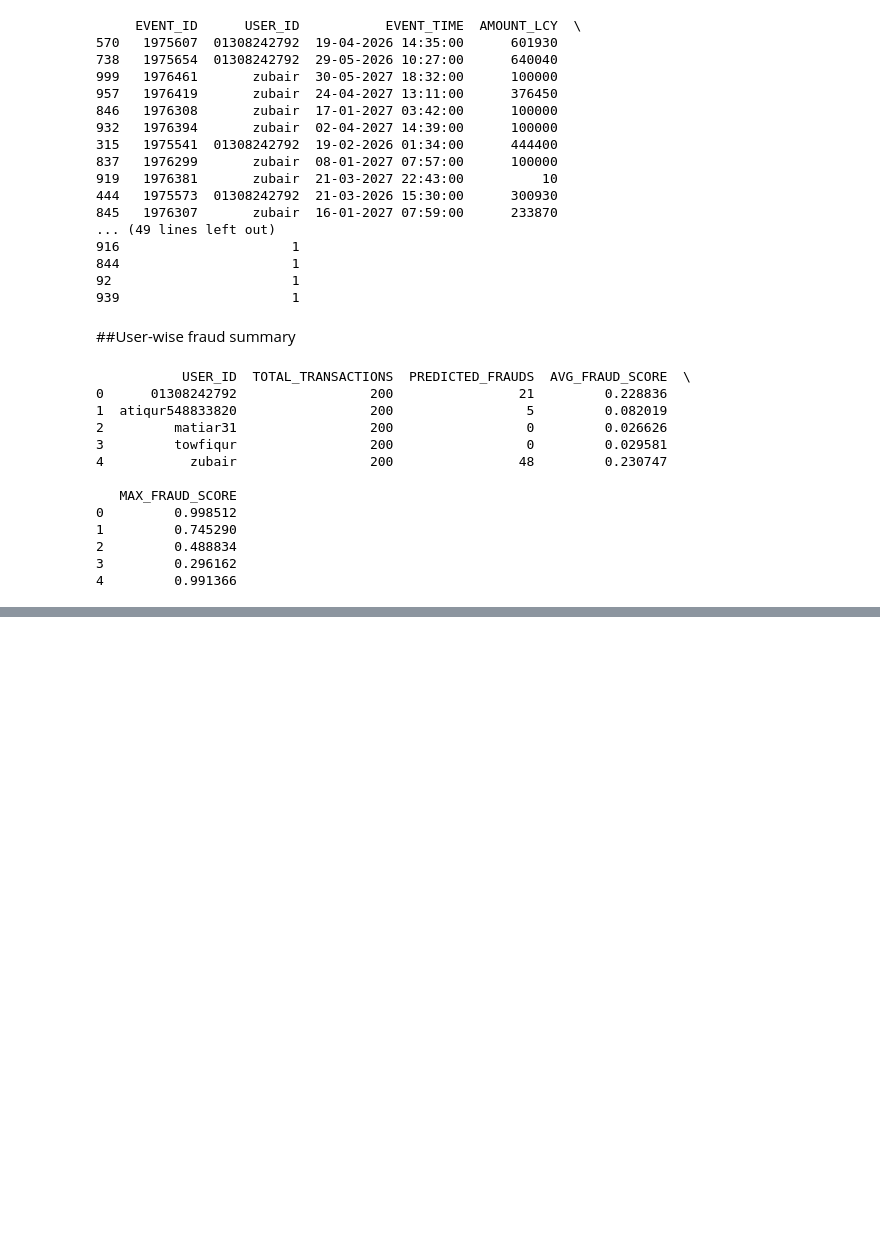
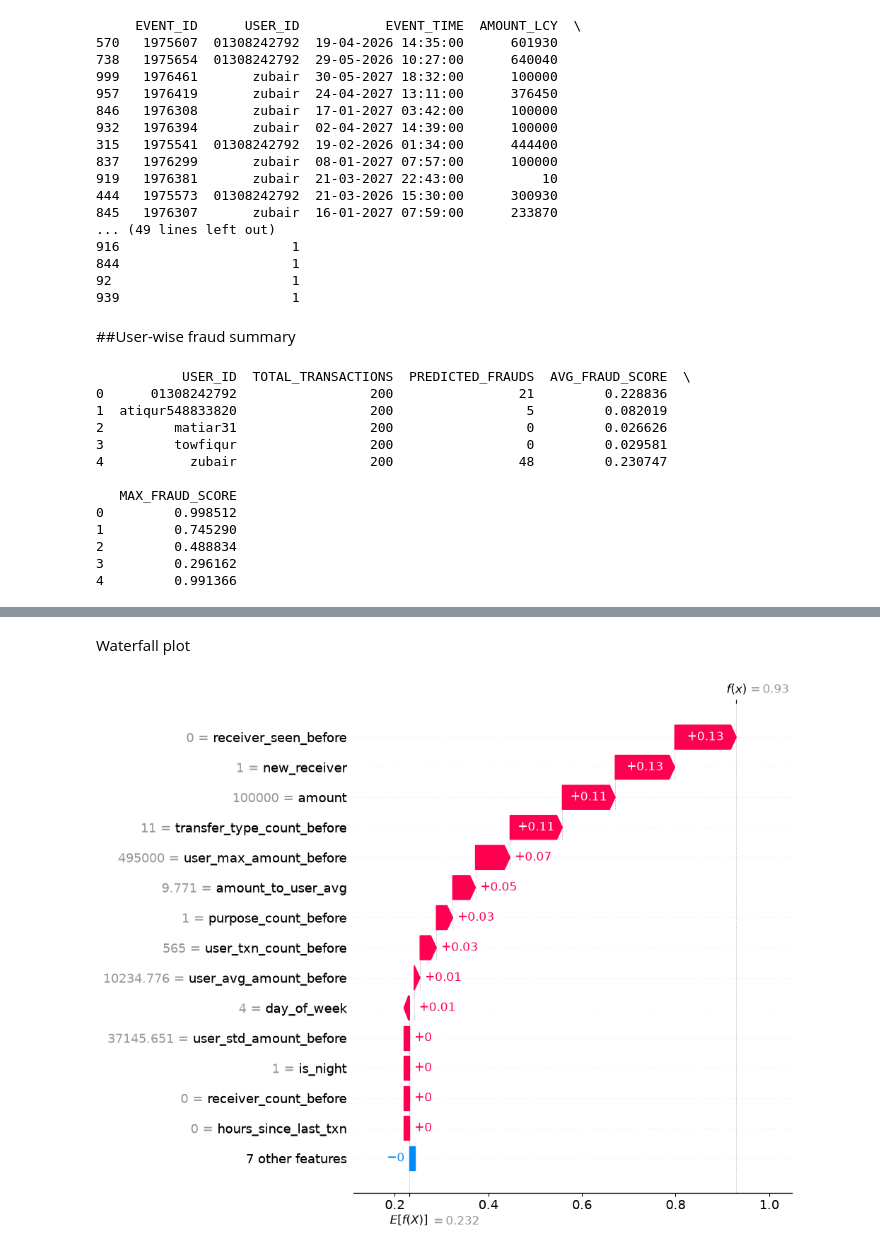
Before and after one commit to primasaha/River_first_make, a Jupyter notebook: River.ipynb, the cells around one changed output, grey strips where cells are left out. Saved outputs shown, nothing was run; the diff lists cells and outputs as text; code cells hidden in the pictures; blank space fills up the shorter version.

```diff
--- a/River.ipynb
+++ b/River.ipynb
@@ -860,0 +1283,23 @@ print(user_summary)
+# %%
+target_numeric = (
+    target_row[
+        numeric_shap_features
+    ]
+    .astype(float)
+    .to_numpy()
+    .reshape(1, -1)
+)
+
+print(
+    "SHAP wrapper probability:",
+    river_shap_predict(
+        target_numeric
+    )[0]
+)
+
+print(
+    "Original probability:",
+    target_row[
+        "RIVER_FRAUD_SCORE"
+    ]
+)
@@ -860,0 +1311,5 @@ print(user_summary)
+# %%
+background_size = min(30,len(train_shap_df))
+background = (train_shap_df[numeric_shap_features].astype(float).sample(n=background_size,random_state=42))
+
+print("SHAP background size:",background.shape)
@@ -860,0 +1320,11 @@ print(user_summary)
+# %%
+explainer = shap.KernelExplainer(
+    river_shap_predict,
+    background.to_numpy()
+)
+
+
+shap_values = explainer.shap_values(
+    target_numeric,
+    nsamples=200
+)
@@ -860,0 +1383,9 @@ print(user_summary)
+# %% [markdown]
+Waterfall plot
+# %%
+shap.plots.waterfall(
+    river_explanation,
+    max_display=15
+)
+# %% [output]
+[figure, added]
```
Also changed, not shown: parts of 28 cells of this notebook.
